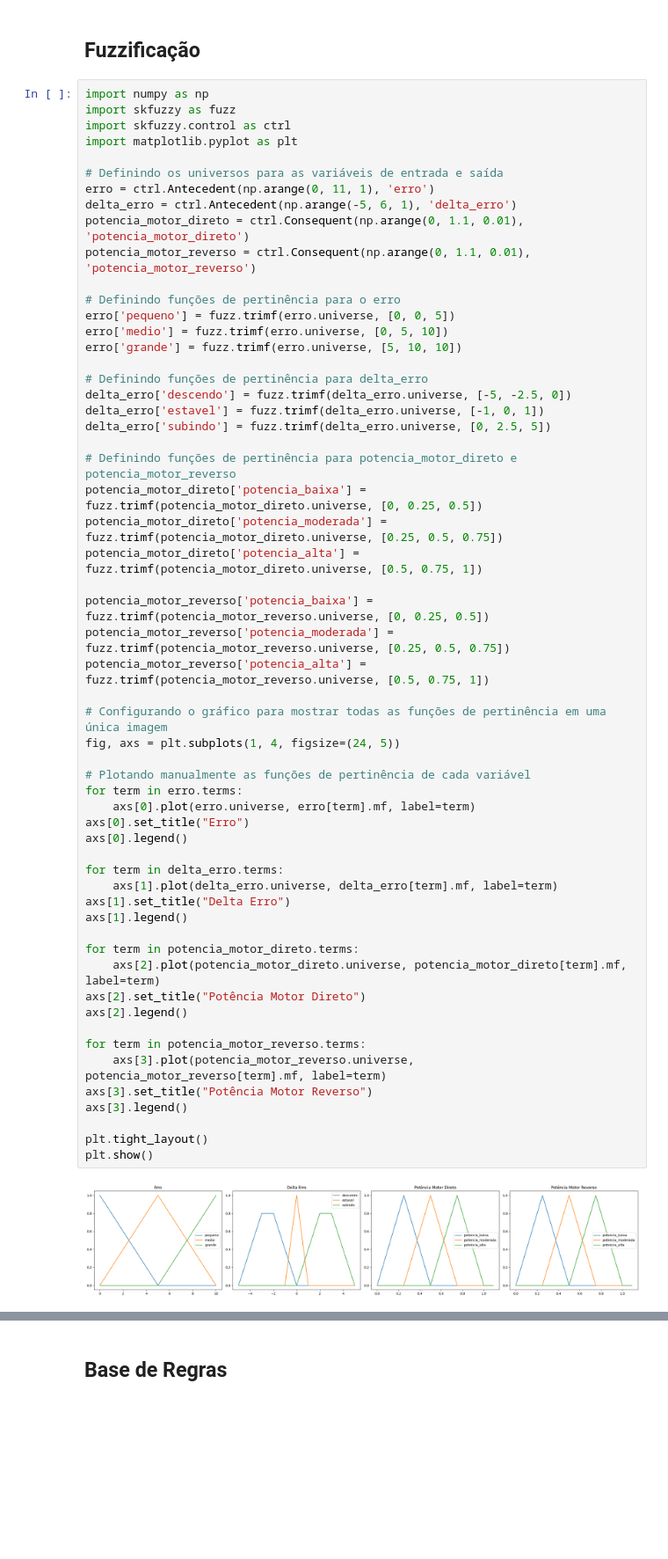
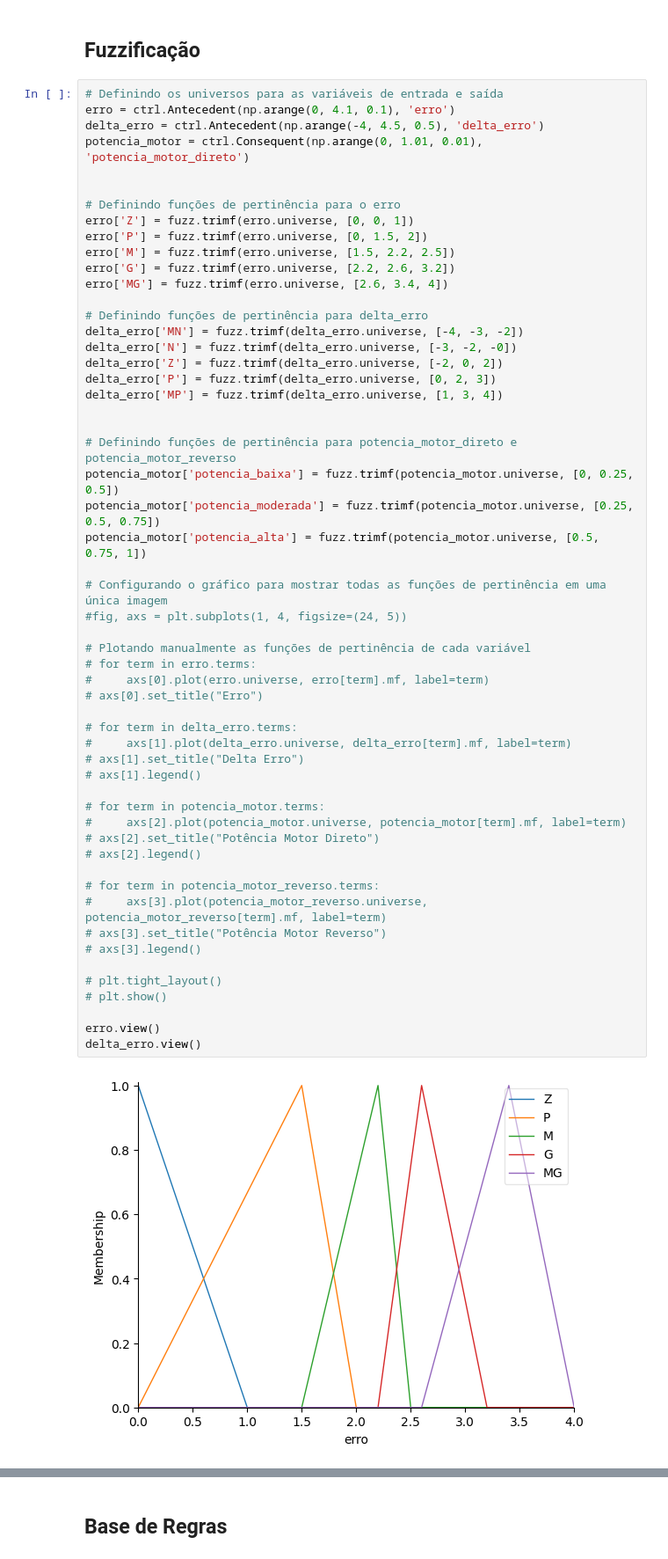
Before and after one commit to bsmvictor/C213-ControleFuzzyPD, a Jupyter notebook: FuzzyPD.ipynb, the cells around one changed output, grey strips where cells are left out. Shown at 88% size. Drawn from its saved outputs; the diff is of its cells as text; blank space fills up the shorter version.

```diff
--- a/FuzzyPD.ipynb
+++ b/FuzzyPD.ipynb
@@ -10,61 +10,59 @@ from tabulate import tabulate
 # %% [markdown]
 ## Fuzzificação
 # %%
-import numpy as np
-import skfuzzy as fuzz
-import skfuzzy.control as ctrl
-import matplotlib.pyplot as plt
+# Definindo os universos para as variáveis de entrada e saída
+erro = ctrl.Antecedent(np.arange(0, 4.1, 0.1), 'erro')
+delta_erro = ctrl.Antecedent(np.arange(-4, 4.5, 0.5), 'delta_erro')
+potencia_motor = ctrl.Consequent(np.arange(0, 1.01, 0.01), 'potencia_motor_direto')
 
-# Definindo os universos para as variáveis de entrada e saída
-erro = ctrl.Antecedent(np.arange(0, 11, 1), 'erro')
-delta_erro = ctrl.Antecedent(np.arange(-5, 6, 1), 'delta_erro')
-potencia_motor_direto = ctrl.Consequent(np.arange(0, 1.1, 0.01), 'potencia_motor_direto')
-potencia_motor_reverso = ctrl.Consequent(np.arange(0, 1.1, 0.01), 'potencia_motor_reverso')
 
 # Definindo funções de pertinência para o erro
-erro['pequeno'] = fuzz.trimf(erro.universe, [0, 0, 5])
-erro['medio'] = fuzz.trimf(erro.universe, [0, 5, 10])
-erro['grande'] = fuzz.trimf(erro.universe, [5, 10, 10])
+erro['Z'] = fuzz.trimf(erro.universe, [0, 0, 1])
+erro['P'] = fuzz.trimf(erro.universe, [0, 1.5, 2])
+erro['M'] = fuzz.trimf(erro.universe, [1.5, 2.2, 2.5])
+erro['G'] = fuzz.trimf(erro.universe, [2.2, 2.6, 3.2])
+erro['MG'] = fuzz.trimf(erro.universe, [2.6, 3.4, 4])
 
 # Definindo funções de pertinência para delta_erro
-delta_erro['descendo'] = fuzz.trimf(delta_erro.universe, [-5, -2.5, 0])
-delta_erro['estavel'] = fuzz.trimf(delta_erro.universe, [-1, 0, 1])
-delta_erro['subindo'] = fuzz.trimf(delta_erro.universe, [0, 2.5, 5])
+delta_erro['MN'] = fuzz.trimf(delta_erro.universe, [-4, -3, -2])
+delta_erro['N'] = fuzz.trimf(delta_erro.universe, [-3, -2, -0])
+delta_erro['Z'] = fuzz.trimf(delta_erro.universe, [-2, 0, 2])
+delta_erro['P'] = fuzz.trimf(delta_erro.universe, [0, 2, 3])
+delta_erro['MP'] = fuzz.trimf(delta_erro.universe, [1, 3, 4])
+
 
 # Definindo funções de pertinência para potencia_motor_direto e potencia_motor_reverso
-potencia_motor_direto['potencia_baixa'] = fuzz.trimf(potencia_motor_direto.universe, [0, 0.25, 0.5])
-potencia_motor_direto['potencia_moderada'] = fuzz.trimf(potencia_motor_direto.universe, [0.25, 0.5, 0.75])
-potencia_motor_direto['potencia_alta'] = fuzz.trimf(potencia_motor_direto.universe, [0.5, 0.75, 1])
-
-potencia_motor_reverso['potencia_baixa'] = fuzz.trimf(potencia_motor_reverso.universe, [0, 0.25, 0.5])
-potencia_motor_reverso['potencia_moderada'] = fuzz.trimf(potencia_motor_reverso.universe, [0.25, 0.5, 0.75])
-potencia_motor_reverso['potencia_alta'] = fuzz.trimf(potencia_motor_reverso.universe, [0.5, 0.75, 1])
+potencia_motor['potencia_baixa'] = fuzz.trimf(potencia_motor.universe, [0, 0.25, 0.5])
+potencia_motor['potencia_moderada'] = fuzz.trimf(potencia_motor.universe, [0.25, 0.5, 0.75])
+potencia_motor['potencia_alta'] = fuzz.trimf(potencia_motor.universe, [0.5, 0.75, 1])
 
 # Configurando o gráfico para mostrar todas as funções de pertinência em uma única imagem
-fig, axs = plt.subplots(1, 4, figsize=(24, 5))
+#fig, axs = plt.subplots(1, 4, figsize=(24, 5))
 
 # Plotando manualmente as funções de pertinência de cada variável
-for term in erro.terms:
-    axs[0].plot(erro.universe, erro[term].mf, label=term)
-axs[0].set_title("Erro")
-axs[0].legend()
+# for term in erro.terms:
+#     axs[0].plot(erro.universe, erro[term].mf, label=term)
+# axs[0].set_title("Erro")
 
-for term in delta_erro.terms:
-    axs[1].plot(delta_erro.universe, delta_erro[term].mf, label=term)
-axs[1].set_title("Delta Erro")
-axs[1].legend()
+# for term in delta_erro.terms:
+#     axs[1].plot(delta_erro.universe, delta_erro[term].mf, label=term)
+# axs[1].set_title("Delta Erro")
+# axs[1].legend()
 
-for term in potencia_motor_direto.terms:
-    axs[2].plot(potencia_motor_direto.universe, potencia_motor_direto[term].mf, label=term)
-axs[2].set_title("Potência Motor Direto")
-axs[2].legend()
+# for term in potencia_motor.terms:
+#     axs[2].plot(potencia_motor.universe, potencia_motor[term].mf, label=term)
+# axs[2].set_title("Potência Motor Direto")
+# axs[2].legend()
 
-for term in potencia_motor_reverso.terms:
-    axs[3].plot(potencia_motor_reverso.universe, potencia_motor_reverso[term].mf, label=term)
-axs[3].set_title("Potência Motor Reverso")
-axs[3].legend()
+# for term in potencia_motor_reverso.terms:
+#     axs[3].plot(potencia_motor_reverso.universe, potencia_motor_reverso[term].mf, label=term)
+# axs[3].set_title("Potência Motor Reverso")
+# axs[3].legend()
 
-plt.tight_layout()
-plt.show()
+# plt.tight_layout()
+# plt.show()
+
+erro.view()
+delta_erro.view()
 # %% [output]
-[figure, old version]
+[figure, new version]
```
Also changed, not shown: parts of 4 cells of this notebook.
